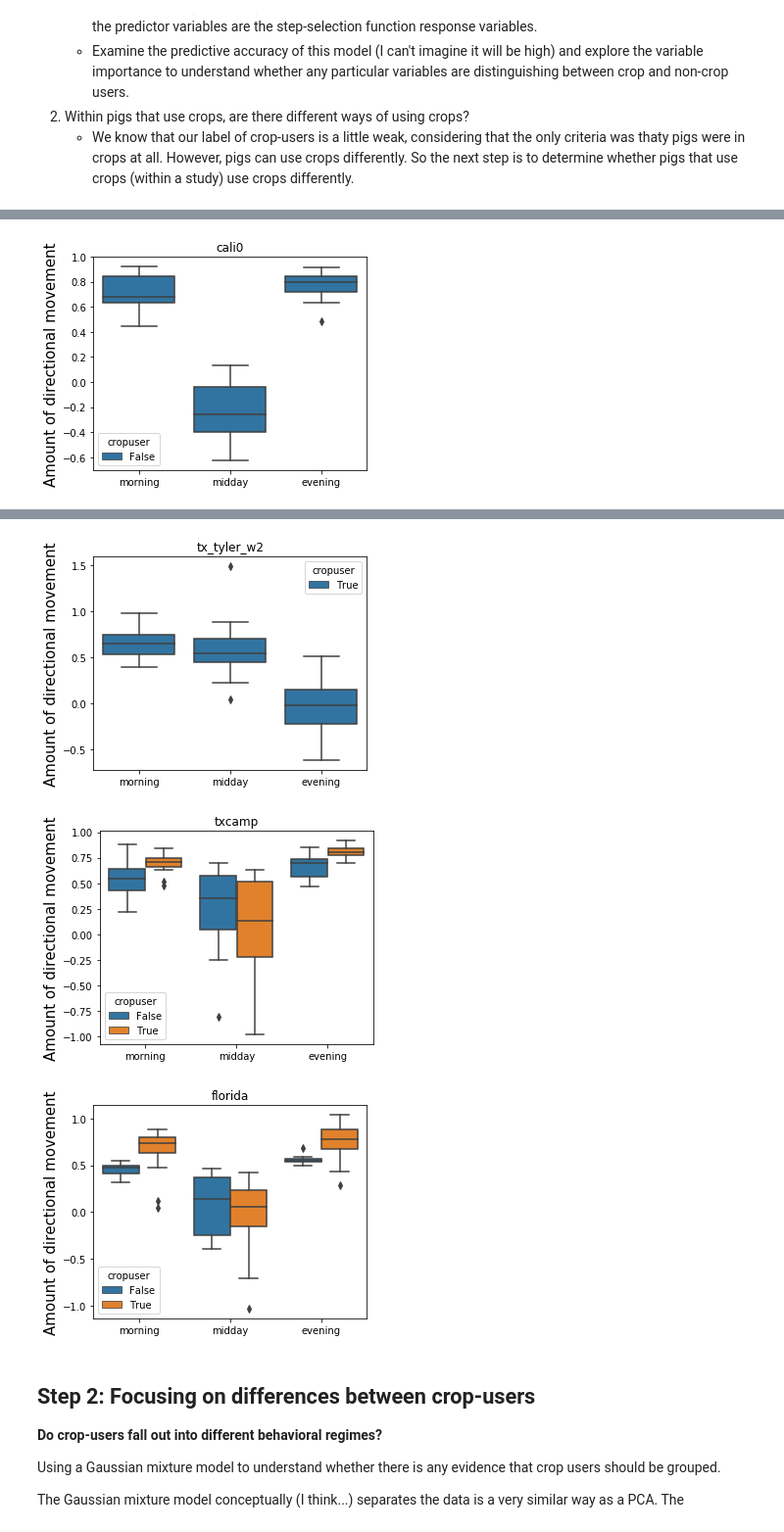
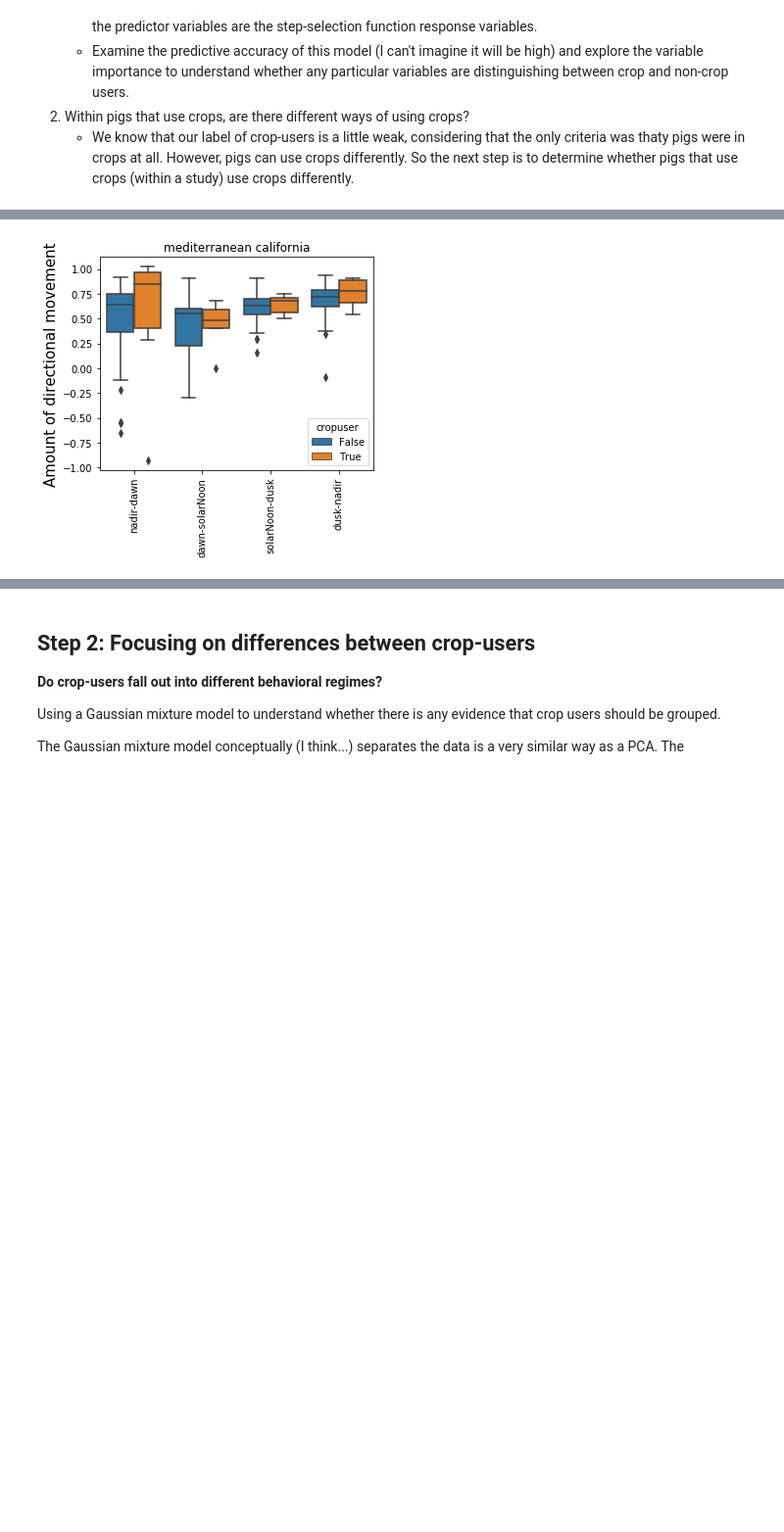
Before and after one commit to mqwilber/rsf_swine, a Jupyter notebook: code/Cluster_analysis.ipynb, the cells around one changed output, grey strips where cells are left out. Shown at 98% size. Saved outputs shown, nothing was run; the diff lists cells and outputs as text; code cells hidden in the pictures; blank space fills up the shorter version.

```diff
--- a/code/Cluster_analysis.ipynb
+++ b/code/Cluster_analysis.ipynb
@@ -37,7 +37,7 @@ ctypes = params['croptypes']
 modparams = []
 
 for i in range(1, 4):
-    modparams.append(pd.read_csv("../results/effect_size_data/model{0}allparams.csv".format(i)))
+    modparams.append(pd.read_csv("../results/effect_size_data/model{0}allparams_crop_day_factor_onlycrop.csv".format(i)))
 # %%
 # Make a crop user dictionary to link to
 mod1main = pd.read_csv("../results/effect_size_data/model1maineffects.csv")
@@ -108,15 +100,15 @@ array(['fruit_and_nuts_loc', 'ndvi_loc', 'masting_loc', 'elevation_loc',
 joindt = []
 for modp in modparams:
 
-    moddt = modp.pivot_table(values='value', index=['pigID', 'study'], columns='coef').fillna(0)
+    moddt = modp.pivot_table(values='value', index=['pigID', 'l2ecoregion'], columns='coef').fillna(0)
     cusers = moddt.reset_index().set_index("pigID").join(cropuser.set_index(["pigID"])).join(pigatt.set_index("pigID"))
     joindt.append(cusers)
 
 # Show summary of crop users
-bplot = cusers.groupby("study").agg({"cropuser" : {'Crop users': lambda x: np.sum(x == True),
+bplot = cusers.groupby("l2ecoregion").agg({"cropuser" : {'Crop users': lambda x: np.sum(x == True),
                                            'Non-crop users' : lambda x: np.sum(x != True)} })
 bplot.columns = bplot.columns.levels[1]
 ax = bplot.plot.bar()
 ax.set_ylabel("Number of pigs")
-plt.savefig("../docs/presentations/images/cropusers.pdf", bbox_inches="tight")
+#plt.savefig("../docs/presentations/images/cropusers.pdf", bbox_inches="tight")
 # %% [output]
@@ -208,11 +211,0 @@ a
-# %%
-a = pd.concat(toptwo).rename(columns={0:'value'})
-hue_order = ('crw_morning', 'crw_midday', 'crw_evening', 'base_hour_midday',
-             'canopycover_grad_midday', 'canopycover_grad_evening',
-             'elevation_grad_evening', "water_grad_morning", "masting_grad_evening")
-ax = sns.barplot(x="study", y="value", hue="index", data=a, hue_order=hue_order)
-ax.legend(loc=(1.05, 0.3), title="Parameter", prop={'size' : 9})
-ax.set_xticklabels(ax.get_xticklabels(), rotation=90)
-ax.set_ylabel("Random forest importance", size=15)
-ax.set_xlabel("Study", size=15)
-plt.savefig("../docs/presentations/images/rf_results.pdf", bbox_inches="tight")
@@ -223,21 +214,27 @@ plt.savefig("../docs/presentations/images/rf_results.pdf", bbox_inches="tight")
 # %%
-for study in studynames:
+for eco in ecoregions:
 
     fig, ax = plt.subplots(1, 1, figsize=(5, 4))
-    studydt = joindt[1][joindt[1].study == study].reset_index()
-    a = studydt[['crw_morning', 'crw_evening', 'crw_midday', 'cropuser', 'pigID']].melt(id_vars=['pigID', 'cropuser'], var_name="coef")
+    studydt = joindt[1][joindt[1].l2ecoregion == eco].reset_index()
+    a = (studydt[['crw_nadir-dawn', 'crw_dawn-solarNoon',
+                 'crw_solarNoon-dusk', 'crw_dusk-nadir', 'cropuser', 'pigID']]
+                .melt(id_vars=['pigID', 'cropuser'], var_name="coef"))
 
-    a.loc[a.coef == "crw_morning", "coef"] = "morning"
-    a.loc[a.coef == "crw_evening", "coef"] = "evening"
-    a.loc[a.coef == "crw_midday", "coef"] = "midday"
+    namemap = {'crw_nadir-dawn': 'nadir-dawn',
+               'crw_dawn-solarNoon': 'dawn-solarNoon',
+               'crw_solarNoon-dusk': 'solarNoon-dusk',
+               'crw_dusk-nadir': 'dusk-nadir'}
+    a = a.assign(coef= lambda x: x.coef.map(namemap))
 
     ax = sns.boxplot(x='coef', y='value', hue="cropuser", data=a,
-                                 order=['morning', 'midday', 'evening'])
-    ax.set_title(study)
+                                 order=['nadir-dawn', 'dawn-solarNoon',
+                                        'solarNoon-dusk', 'dusk-nadir'])
+    ax.set_xticklabels(ax.get_xticklabels(), rotation=90)
+    ax.set_title(eco)
     ax.set_ylabel("Amount of directional movement", size=15)
     ax.set_xlabel("")
 
-    if study =="florida" or study == "txcamp" or study == "srel_contact":
-        plt.savefig("../docs/presentations/images/{0}_crw.pdf".format(study), bbox_inches="tight")
+#     if study =="florida" or study == "txcamp" or study == "srel_contact":
+#         plt.savefig("../docs/presentations/images/{0}_crw.pdf".format(study), bbox_inches="tight")
 # %% [output]
-[figure, old version]
+[figure, new version]
@@ -252,6 +249,3 @@ for study in studynames:
-[figure, removed]
-[figure, removed]
-[figure, removed]
 # %% [markdown]
 ## Step 2:  Focusing on differences between crop-users
 
```
Also changed, not shown: parts of 19 cells of this notebook, 3 other files.
